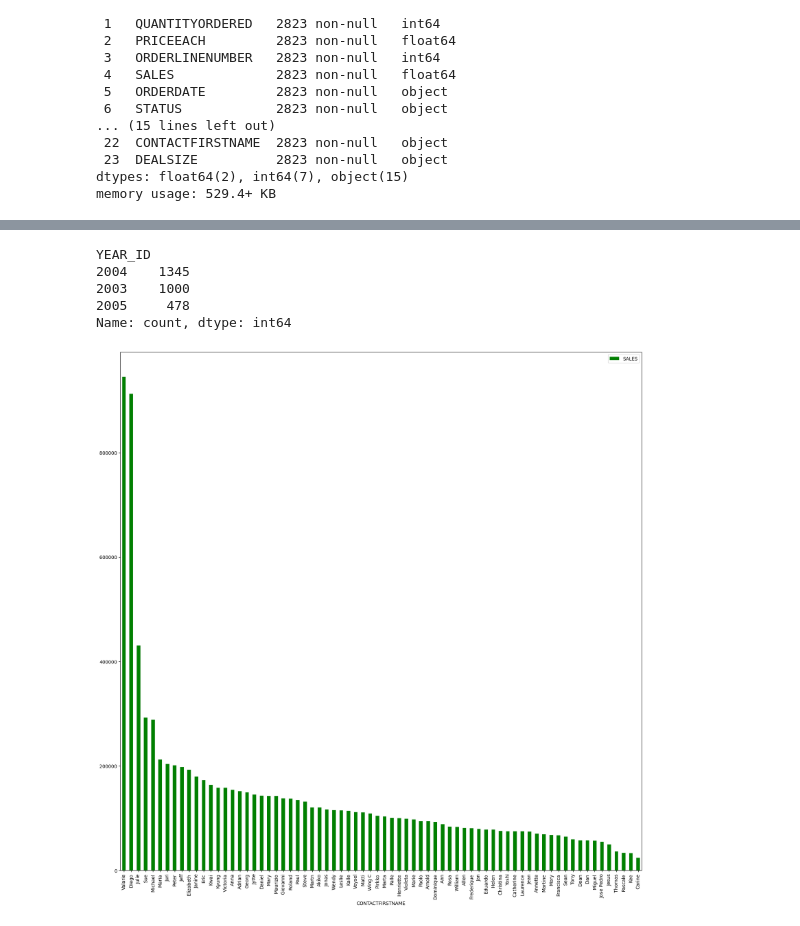
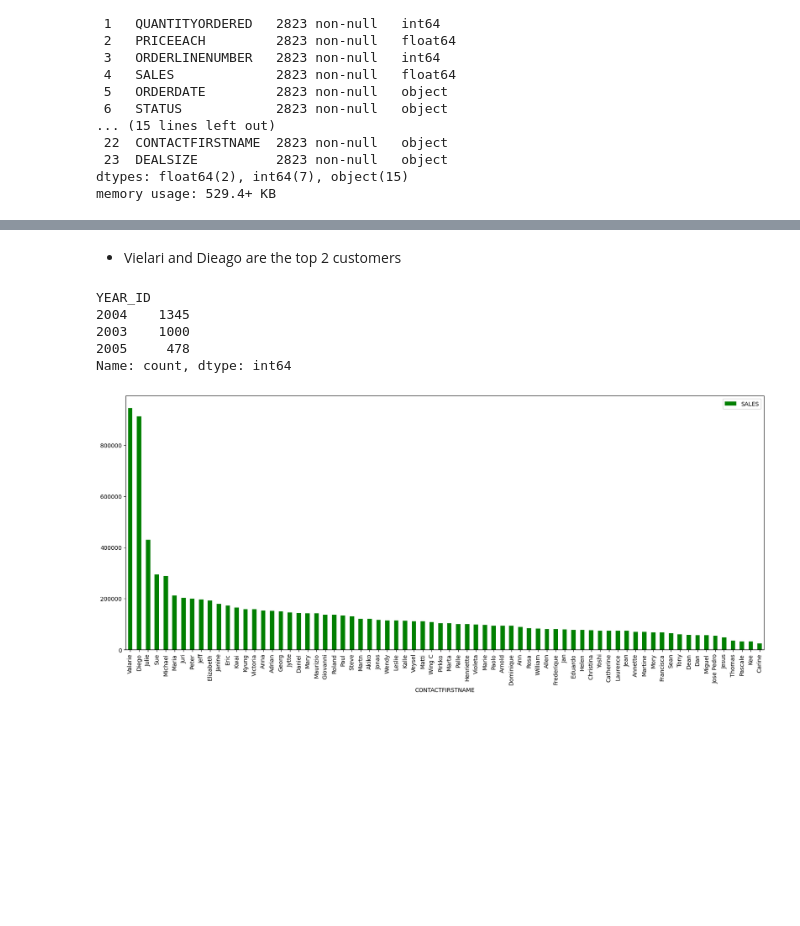
Before and after one commit to striversahil/sales_forcast, a Jupyter notebook: EDA.ipynb, the cells around one changed output, grey strips where cells are left out. Drawn from its saved outputs; the diff is of its cells as text; code cells hidden in the pictures; blank space fills up the shorter version.

Commit message:
splitted into train test and create date timeframe

```diff
--- a/EDA.ipynb
+++ b/EDA.ipynb
@@ -11,7 +11,7 @@ pd.set_option('display.max_rows', None)
 pd.set_option('display.width', 1000)
 pd.set_option('display.float_format', lambda x: '%.2f' % x)
 # %%
-df = pd.read_csv('./data.csv',encoding_errors='ignore')
+df = pd.read_csv('./data.csv',encoding_errors='ignore' , parse_dates=['ORDERDATE'])
 df.drop('ADDRESSLINE2',axis=1,inplace=True)
 df.head()
 # %% [output]
@@ -66,0 +44,4 @@ dtype: int64
+# %%
+# f_filling is for filling the null values with previous values
+df.ffill(inplace=True)
+df.isnull().sum()
@@ -96,3 +86,5 @@ Passing `palette` without assigning `hue` is deprecated and will be removed in v
+# %% [markdown]
+- Vielari and Dieago are the top 2 customers
 # %%
 df['YEAR_ID'].value_counts()
 # %% [output]
@@ -104,8 +96,8 @@ Name: count, dtype: int64
 # %%
 plotty =df.groupby('CONTACTFIRSTNAME')['SALES'].sum().sort_values(ascending=False)
 
-plotty.plot(kind='bar',figsize=(20,20), ax=None, legend=True , fontsize=10 , color='green')
+plotty.plot(kind='bar',figsize=(20,8), ax=None, legend=True , fontsize=10 , color='green')
 
 plt.show()
 # %% [output]
-[figure, old version]
+[figure, new version]
```
Also changed, not shown: parts of 5 cells of this notebook.
